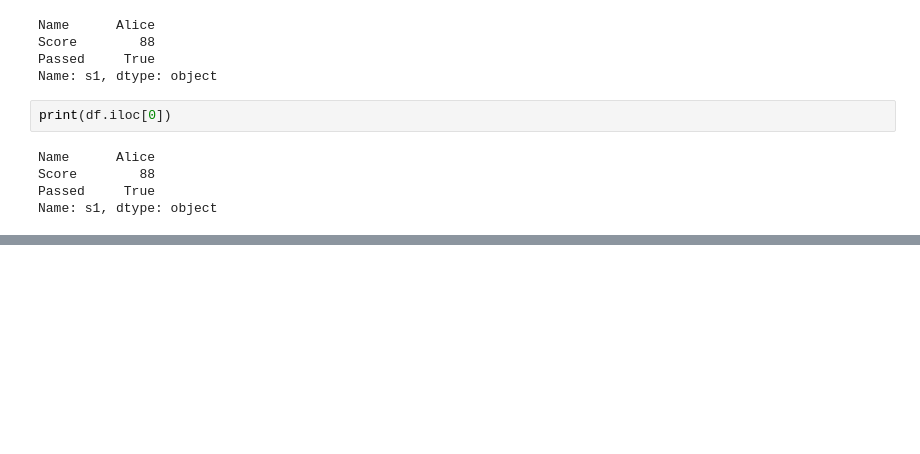
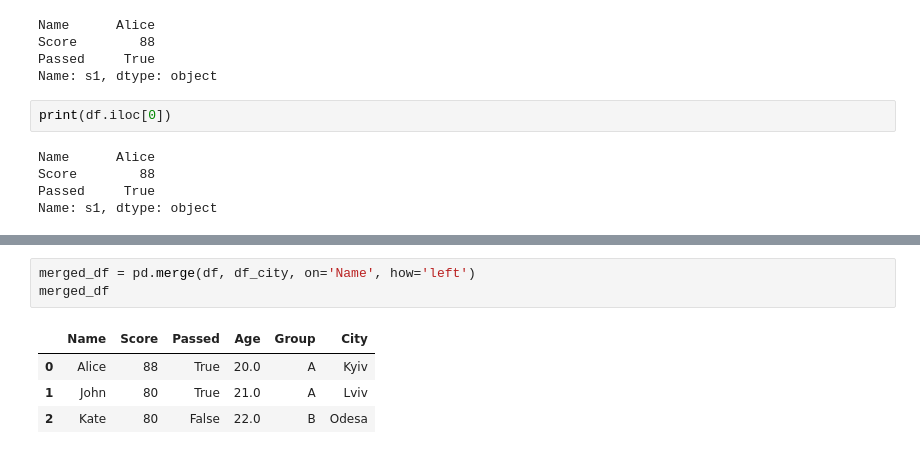
Before and after one commit to GreedIsGoody/pandas-tut, a Jupyter notebook: test.ipynb, the cells around one changed output, grey strips where cells are left out. Cells and saved outputs as stored; diff of their text form; blank space fills up the shorter version.

```diff
--- a/test.ipynb
+++ b/test.ipynb
@@ -666,0 +844,8 @@ Name: s1, dtype: object
+# %%
+merged_df = pd.merge(df, df_city, on='Name', how='left')
+merged_df
+# %% [output]
+|  | Name | Score | Passed | Age | Group | City |
+| 0 | Alice | 88 | True | 20.0 | A | Kyiv |
+| 1 | John | 80 | True | 21.0 | A | Lviv |
+| 2 | Kate | 80 | False | 22.0 | B | Odesa |
```
Also changed, not shown: parts of 26 cells of this notebook.
